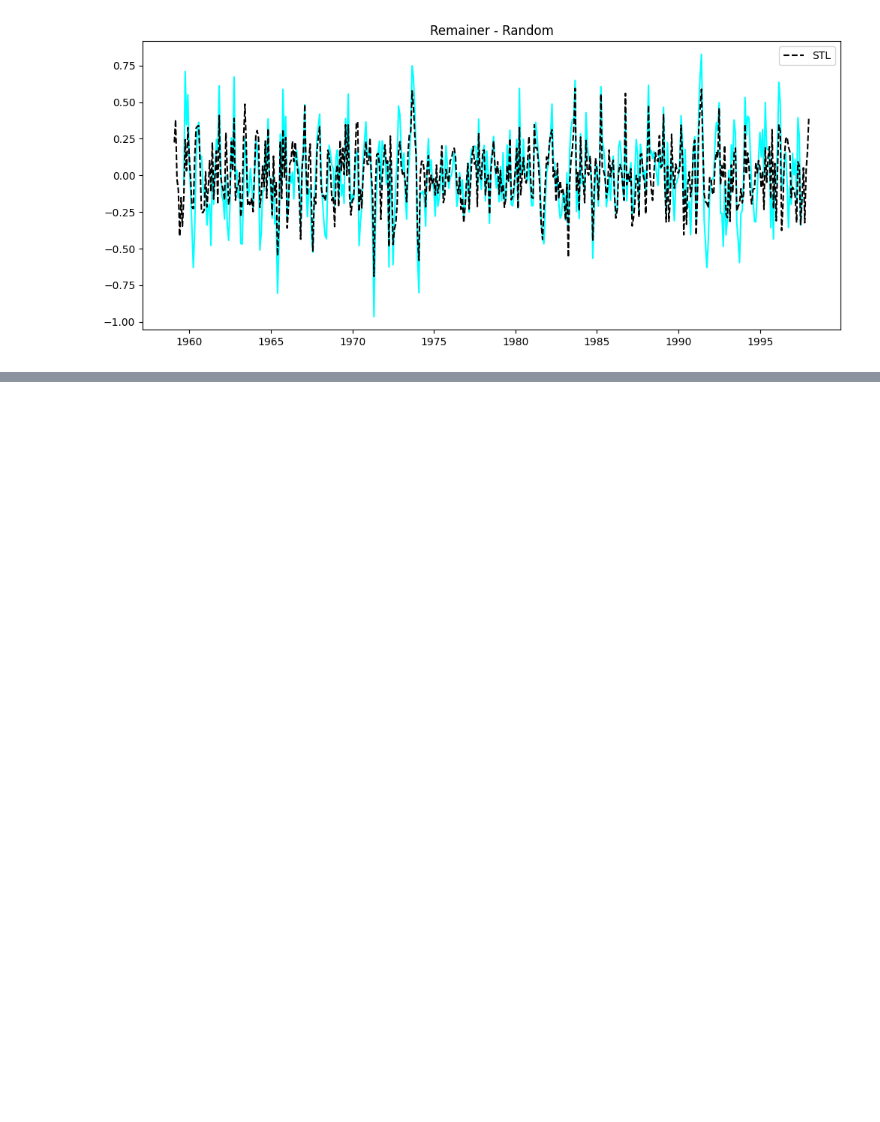
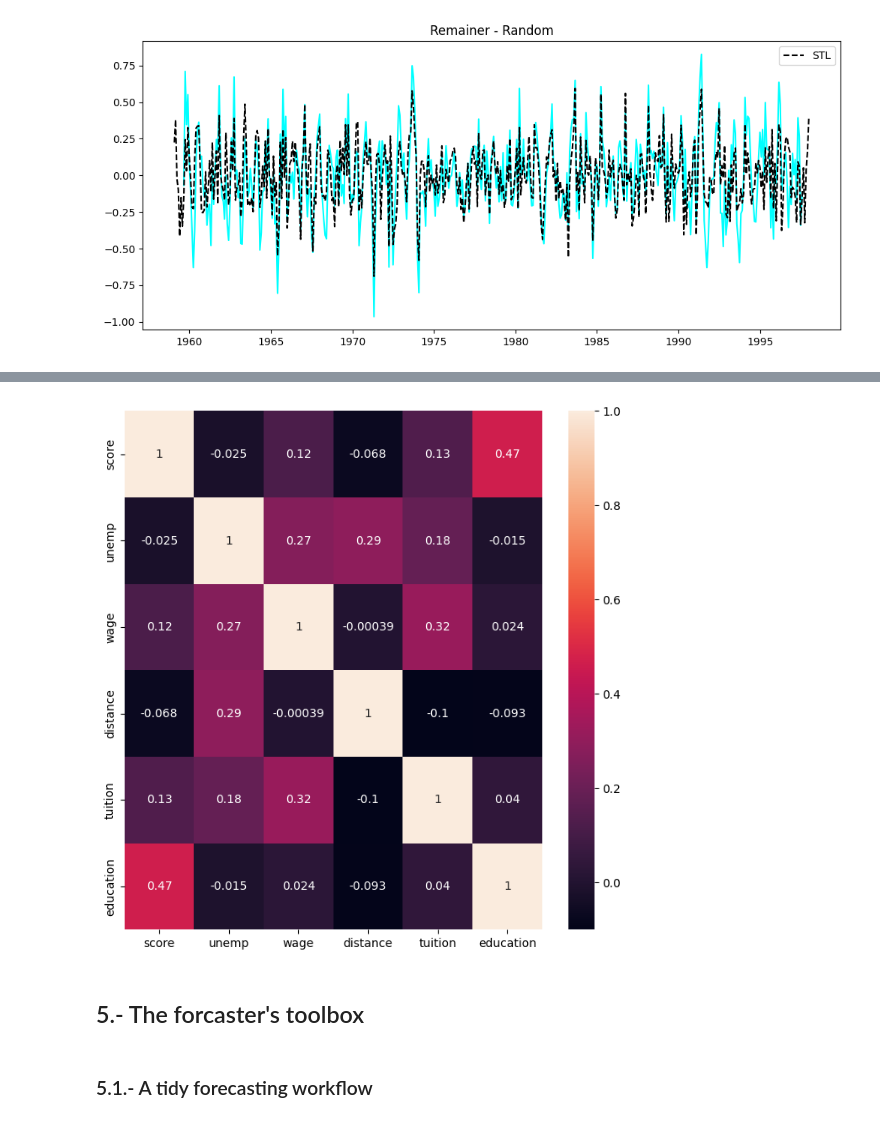
Before and after one commit to Fran-GS-96/Forecasting, a Jupyter notebook: forecasting.ipynb, the cells around one changed output, grey strips where cells are left out. Cells and saved outputs as stored; diff of their text form; code cells hidden in the pictures; blank space fills up the shorter version.

```diff
--- a/forecasting.ipynb
+++ b/forecasting.ipynb
@@ -441,0 +444,11 @@ plt.show()
+# %%
+import statsmodels.api as sm
+#from scipy import stats
+import matplotlib.pyplot as plt
+import seaborn as sn
+
+#Datasets: https://github.com/vincentarelbundock/Rdatasets/blob/master/datasets.csv
+
+#df = sm.datasets.get_rdataset('nottem','datasets').data
+df = sm.datasets.get_rdataset('CollegeDistance','AER').data
+#df.index = pd.to_datetime(df.index)
@@ -441,0 +467,12 @@ plt.show()
+# %%
+corr_matrix = df[['score','unemp','wage','distance','tuition','education']].corr()
+
+plt.figure(figsize=(8,8))
+sn.heatmap(corr_matrix, annot=True)
+plt.show()
+# %% [output]
+[figure, added]
+# %% [markdown]
+## 5.- The forcaster's toolbox
+# %% [markdown]
+### 5.1.- A tidy forecasting workflow
```
Also changed, not shown: parts of 6 cells of this notebook.
